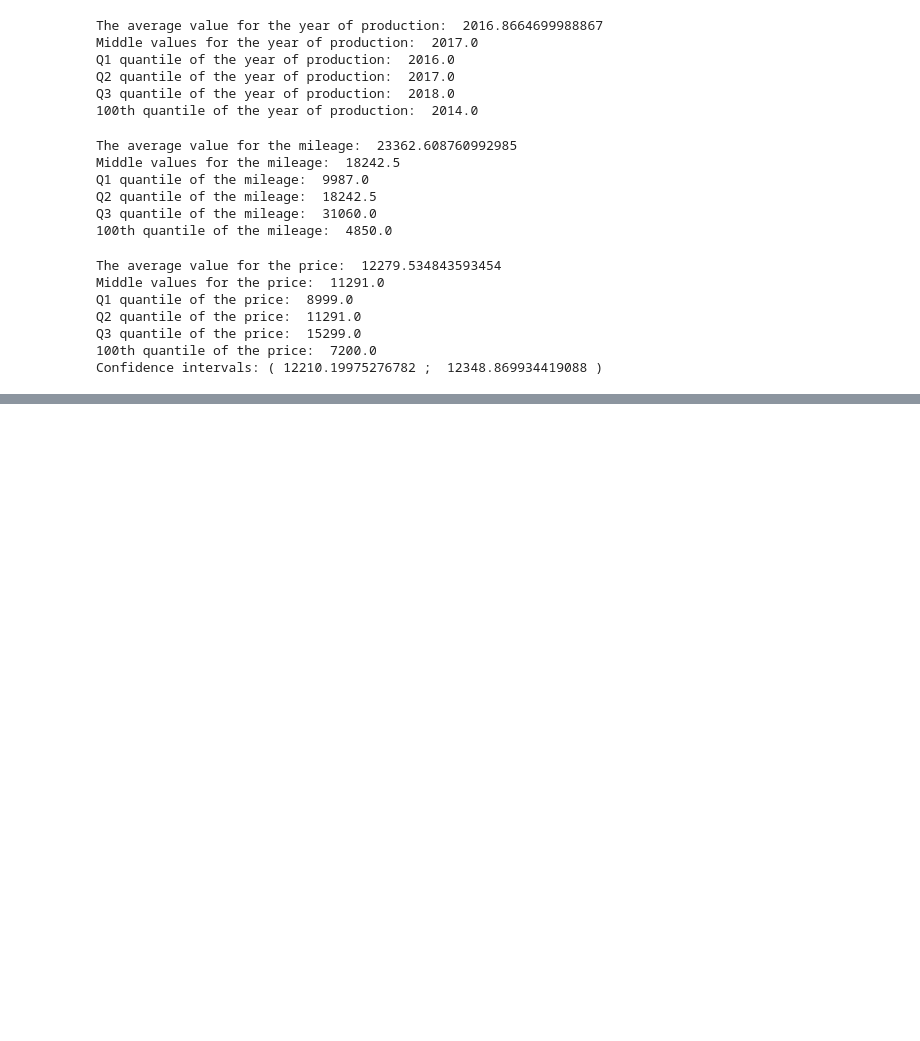
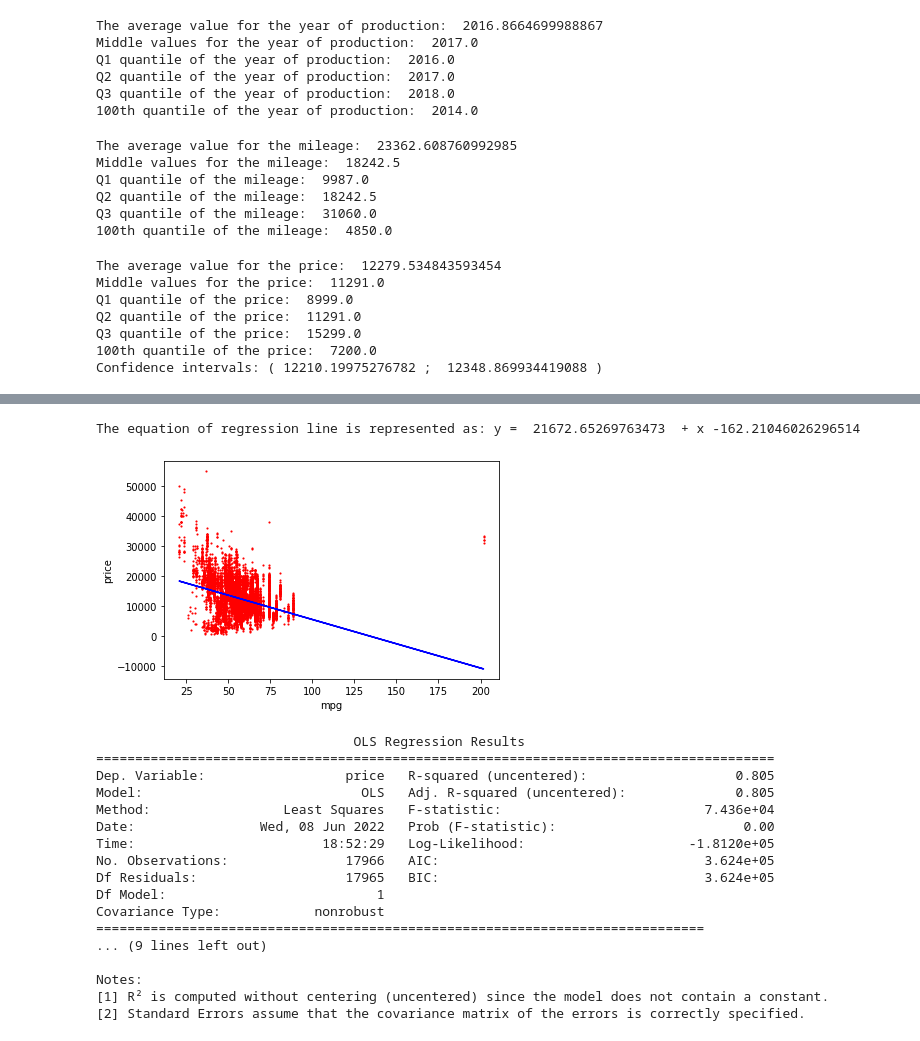
Before and after one commit to Pyother/business-analysis, a Jupyter notebook: ford_cars_prediction.ipynb, the cells around one changed output, grey strips where cells are left out. Cells and saved outputs as stored; diff of their text form; code cells hidden in the pictures; blank space fills up the shorter version.

```diff
--- a/ford_cars_prediction.ipynb
+++ b/ford_cars_prediction.ipynb
@@ -311,0 +407,42 @@ Notes:
+# %%
+import numpy as np
+import statsmodels.api as sm
+
+n = 17966 # no of rows
+mean_price = statistics.mean(price)
+mean_mpg = statistics.mean(mpg)
+SS_xy = np.sum(price*mpg) - n*mean_price*mean_mpg
+SS_xx = np.sum(mpg*mpg) - n*mean_mpg*mean_mpg
+b_1 = SS_xy / SS_xx
+b_0 = mean_price - b_1*mean_mpg
+b = (b_0, b_1)
+print("The equation of regression line is represented as: y = ", b_0, " + x", b_1)
+plt.scatter(mpg, price, color = "red", marker = ".", s = 5)
+price_pred = b[0] + b[1]*mpg
+plt.plot(mpg, price_pred, color = "blue")
+plt.xlabel('mpg')
+plt.ylabel('price')
+plt.show()
+
+reg_model = sm.OLS(price, mpg).fit()
+print(reg_model.summary())
+# %% [output]
+The equation of regression line is represented as: y =  21672.65269763473  + x -162.21046026296514
+[figure, added]
+                                 OLS Regression Results
+=======================================================================================
+Dep. Variable:                  price   R-squared (uncentered):                   0.805
+Model:                            OLS   Adj. R-squared (uncentered):              0.805
+Method:                 Least Squares   F-statistic:                          7.436e+04
+Date:                Wed, 08 Jun 2022   Prob (F-statistic):                        0.00
+Time:                        18:52:29   Log-Likelihood:                     -1.8120e+05
+No. Observations:               17966   AIC:                                  3.624e+05
+Df Residuals:                   17965   BIC:                                  3.624e+05
+Df Model:                           1
+Covariance Type:            nonrobust
+==============================================================================
+... (9 lines left out)
+
+Notes:
+[1] R² is computed without centering (uncentered) since the model does not contain a constant.
+[2] Standard Errors assume that the covariance matrix of the errors is correctly specified.
```
Also changed, not shown: parts of 5 cells of this notebook.
